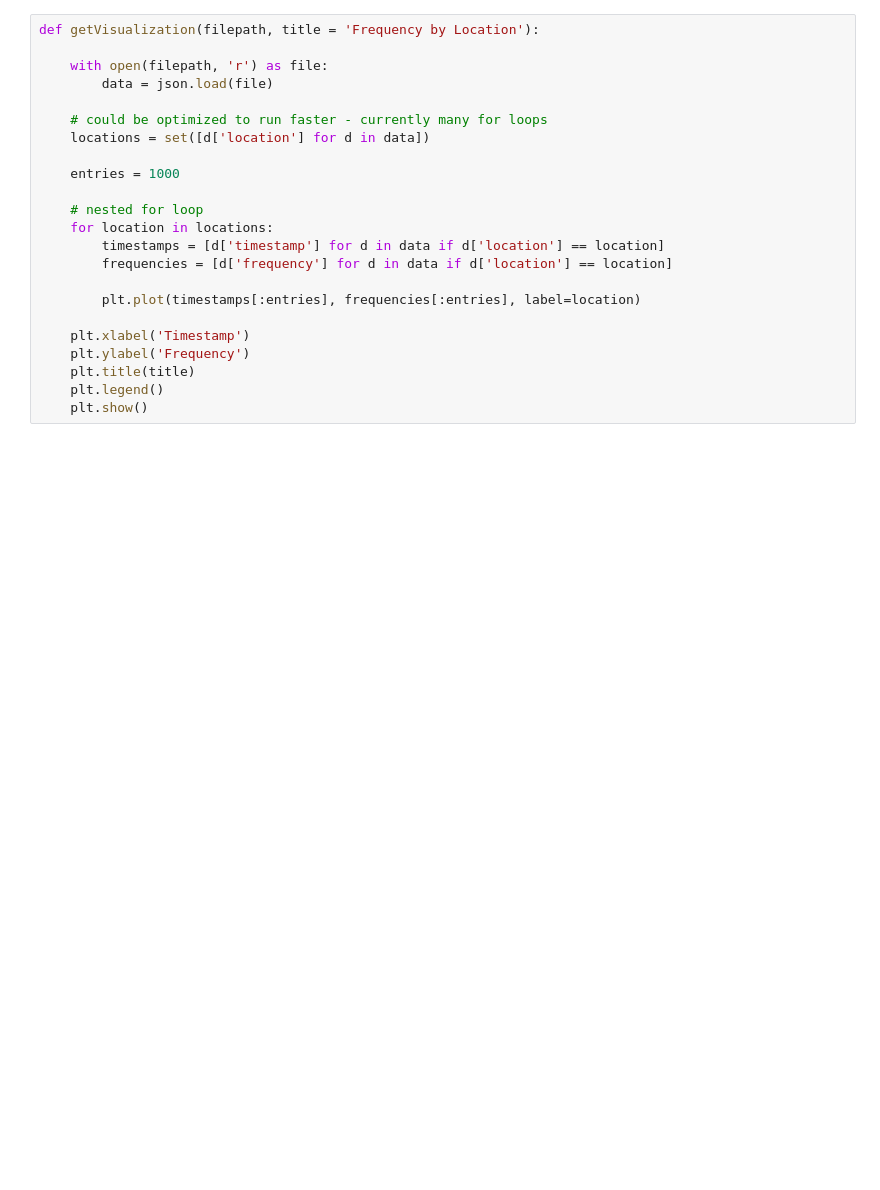
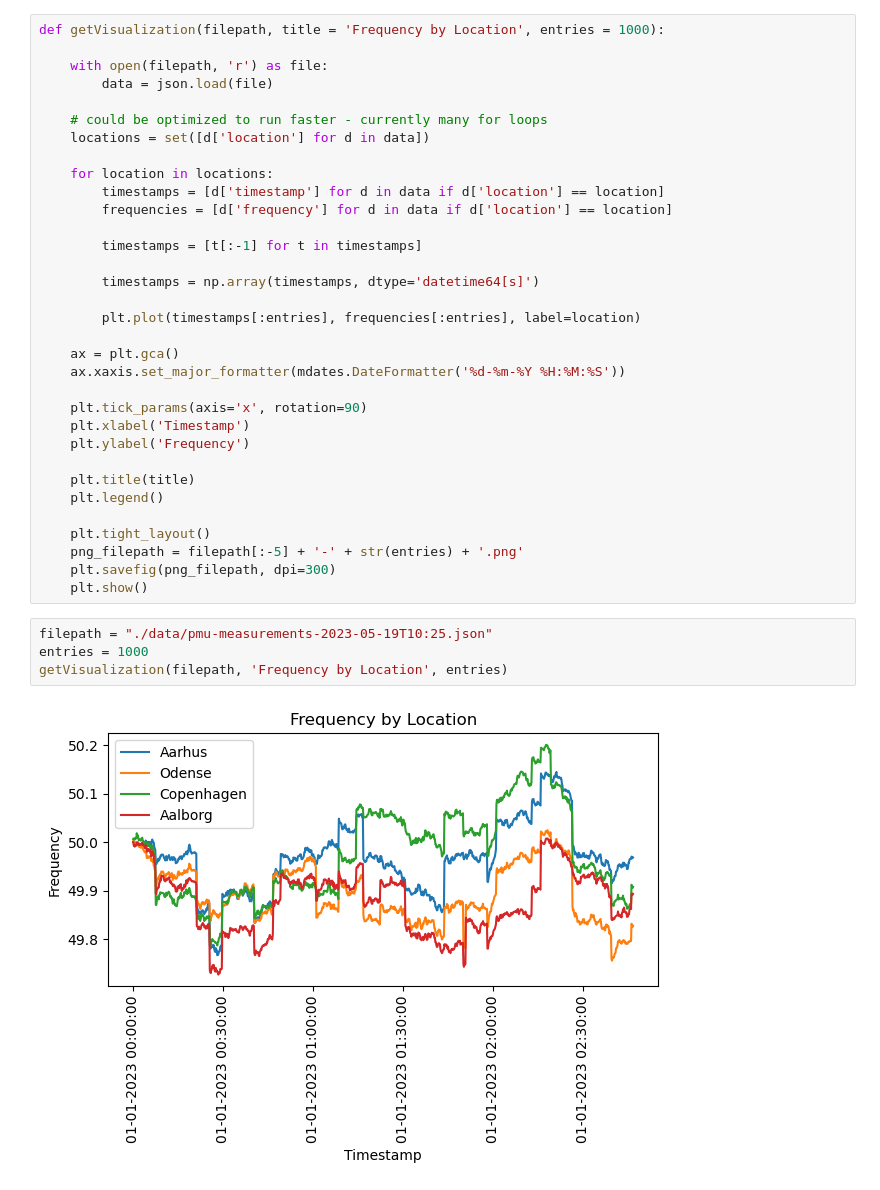
Before and after one commit to joachimbulow/energy-balancing-mvp, a Jupyter notebook: tso/measurements/pmu-viz.ipynb, the cells around one changed output. Saved outputs shown, nothing was run; the diff lists cells and outputs as text; blank space fills up the shorter version.

Commit message:
Updated TSO - locations follow each other - png

```diff
--- a/tso/measurements/pmu-viz.ipynb
+++ b/tso/measurements/pmu-viz.ipynb
@@ -4,5 +35,5 @@ import matplotlib.pyplot as plt
 # %%
-def getVisualization(filepath, title = 'Frequency by Location'):
+def getVisualization(filepath, title = 'Frequency by Location', entries = 1000):
 
     with open(filepath, 'r') as file:
         data = json.load(file)
@@ -10,17 +41,33 @@ def getVisualization(filepath, title = 'Frequency by Location'):
     # could be optimized to run faster - currently many for loops
     locations = set([d['location'] for d in data])
 
-    entries = 1000
-
-    # nested for loop
     for location in locations:
         timestamps = [d['timestamp'] for d in data if d['location'] == location]
         frequencies = [d['frequency'] for d in data if d['location'] == location]
 
+        timestamps = [t[:-1] for t in timestamps]
+
+        timestamps = np.array(timestamps, dtype='datetime64[s]')
+
         plt.plot(timestamps[:entries], frequencies[:entries], label=location)
 
+    ax = plt.gca()
+    ax.xaxis.set_major_formatter(mdates.DateFormatter('%d-%m-%Y %H:%M:%S'))
+
+    plt.tick_params(axis='x', rotation=90)
     plt.xlabel('Timestamp')
     plt.ylabel('Frequency')
+
     plt.title(title)
     plt.legend()
+
+    plt.tight_layout()
+    png_filepath = filepath[:-5] + '-' + str(entries) + '.png'
+    plt.savefig(png_filepath, dpi=300)
     plt.show()
+# %%
+filepath = "./data/pmu-measurements-2023-05-19T10:25.json"
+entries = 1000
+getVisualization(filepath, 'Frequency by Location', entries)
+# %% [output]
+[figure, added]
```
Also changed, not shown: parts of 6 cells of this notebook, 6 other files.
